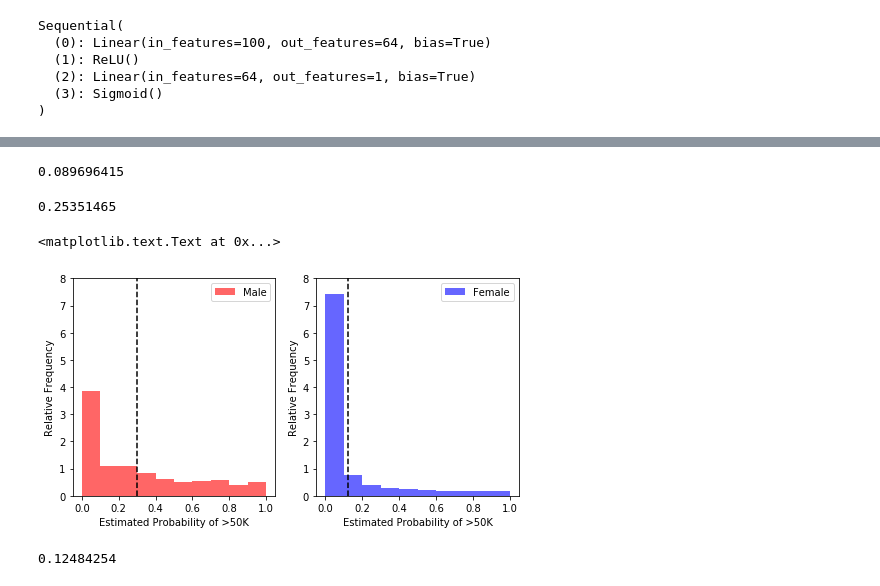
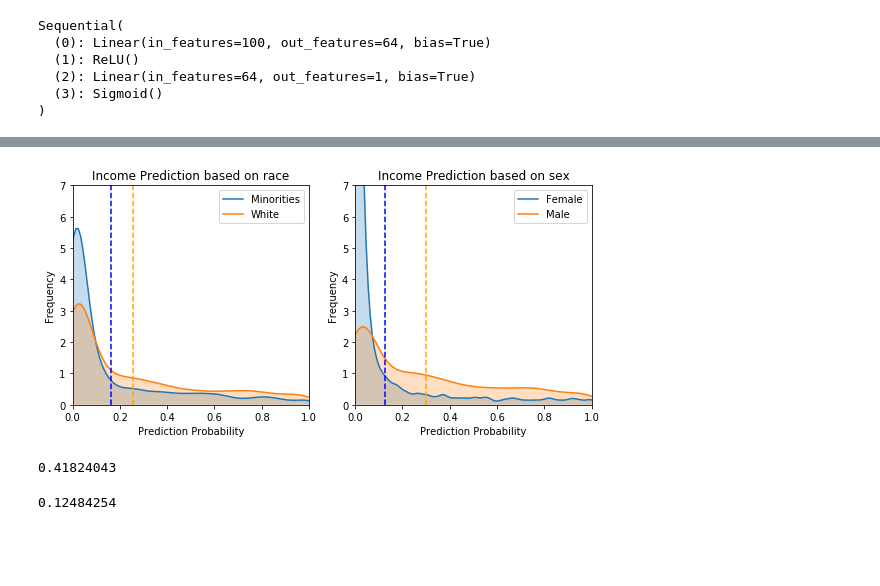
Before and after one commit to al5250/credit-fariness, a Jupyter notebook: notebooks/adult-income.ipynb, the cells around one changed output, grey strips where cells are left out. Cells and saved outputs as stored; diff of their text form; code cells hidden in the pictures; blank space fills up the shorter version.

```diff
--- a/notebooks/adult-income.ipynb
+++ b/notebooks/adult-income.ipynb
@@ -146,30 +148,51 @@ black = (A_test['race_Black'] == 1)
 white = (A_test['race_White'] == 1)
-# %%
-y_pred[female].mean()
-# %% [output]
-0.089696415
-# %%
-y_pred[~female].mean()
-# %% [output]
-0.25351465
+# %%
+fig, ax = plt.subplots(1, 2, figsize=(8, 4))
+
+kdeplot(outputs[~white], shade=True, ax=ax[0], label="Minorities")
+kdeplot(outputs[white], shade=True, ax=ax[0], label='White')
+ax[0].axvline(outputs[~white].mean(), ls='--', c='b')
+ax[0].axvline(outputs[white].mean(), ls='--', c='orange')
+ax[0].set_title('Income Prediction based on race')
+ax[0].set_xlim([0, 1])
+ax[0].set_ylim([0, 7])
+ax[0].set_ylabel('Frequency')
+ax[0].set_xlabel('Prediction Probability')
+#ax[0].legend(['white', 'minorities'])
+
+kdeplot(outputs[female], shade=True, ax=ax[1], label='Female')
+kdeplot(outputs[~female], shade=True, ax=ax[1], label='Male')
+ax[1].axvline(outputs[female].mean(), ls='--', c='b')
+ax[1].axvline(outputs[~female].mean(), ls='--', c='orange')
+ax[1].set_title('Income Prediction based on sex')
+ax[1].set_xlim([0, 1])
+ax[1].set_ylim([0, 7])
+ax[1].set_ylabel('Frequency')
+ax[1].set_xlabel('Prediction Probability')
+fig.tight_layout()
+plt.savefig('vanilla-bias.pdf', bbox_inches='tight')
+# %% [output]
+[figure, added]
+# %%
+outputs[female].mean() / outputs[~female].mean()
+# %% [output]
+0.41824043
 # %%
-fig, ax = plt.subplots(1, 2, figsize=(8, 4))
-ax[0].hist(outputs[~female], normed=True, alpha=0.6, color='red')
-ax[0].legend(['Male', 'Male Average'])
-ax[0].set_ylim([0, 8])
-ax[0].set_xlabel('Estimated Probability of >50K')
-ax[0].axvline(outputs[~female].mean(), color='black', ls='--')
-ax[0].set_ylabel('Relative Frequency')
-ax[1].hist(outputs[female], normed=True, alpha=0.6, color='blue')
-ax[1].legend(['Female', 'Female Average'])
-ax[1].set_xlabel('Estimated Probability of >50K')
-ax[1].set_ylim([0, 8])
-ax[1].axvline(outputs[female].mean(), color='black', ls='--')
-ax[1].set_ylabel('Relative Frequency')
+#fig, ax = plt.subplots(1, 2, figsize=(8, 4))
+
+#ax[0].hist(outputs[~female], normed=True, alpha=0.6, color='red')
+# ax[0].legend(['Male', 'Male Average'])
+# ax[0].set_ylim([0, 8])
+# ax[0].set_xlabel('Estimated Probability of >50K')
+# ax[0].axvline(outputs[~female].mean(), color='black', ls='--')
+# ax[0].set_ylabel('Relative Frequency')
+# ax[1].hist(outputs[female], normed=True, alpha=0.6, color='blue')
+# ax[1].legend(['Female', 'Female Average'])
+# ax[1].set_xlabel('Estimated Probability of >50K')
+# ax[1].set_ylim([0, 8])
+# ax[1].axvline(outputs[female].mean(), color='black', ls='--')
+# ax[1].set_ylabel('Relative Frequency')
 #plt.savefig('vanilla-bias.pdf', bbox_inches='tight')
-# %% [output]
-<matplotlib.text.Text at 0x...>
-[figure, removed]
 # %%
 outputs[female].mean()
 # %% [output]
```
Also changed, not shown: parts of 18 cells of this notebook, 12 other files.
